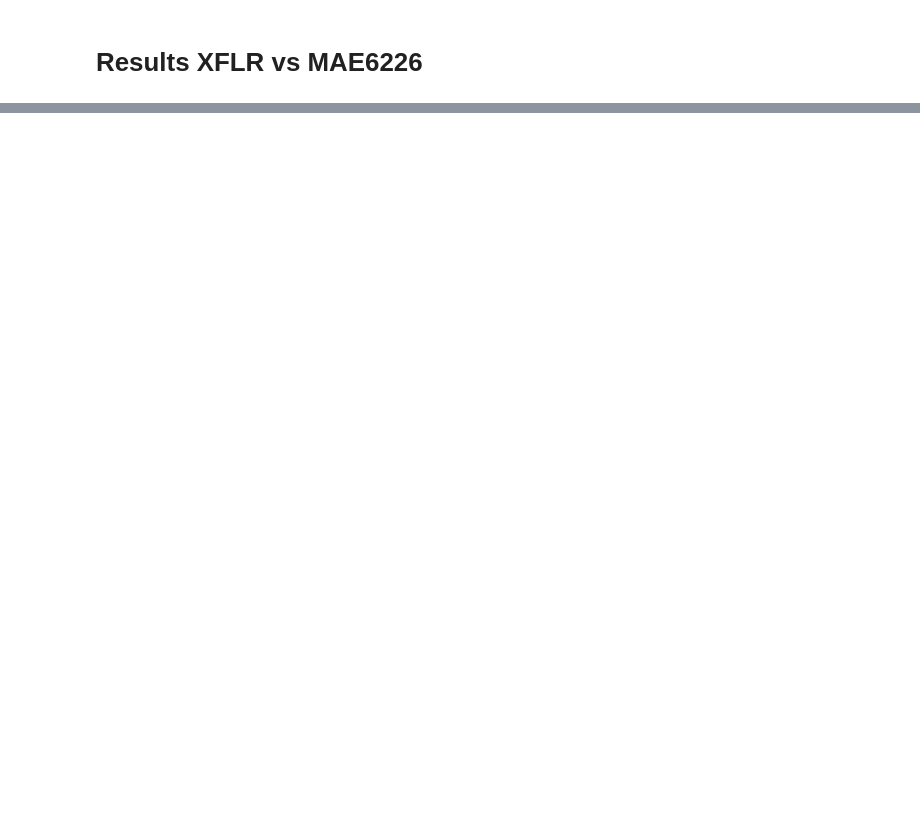
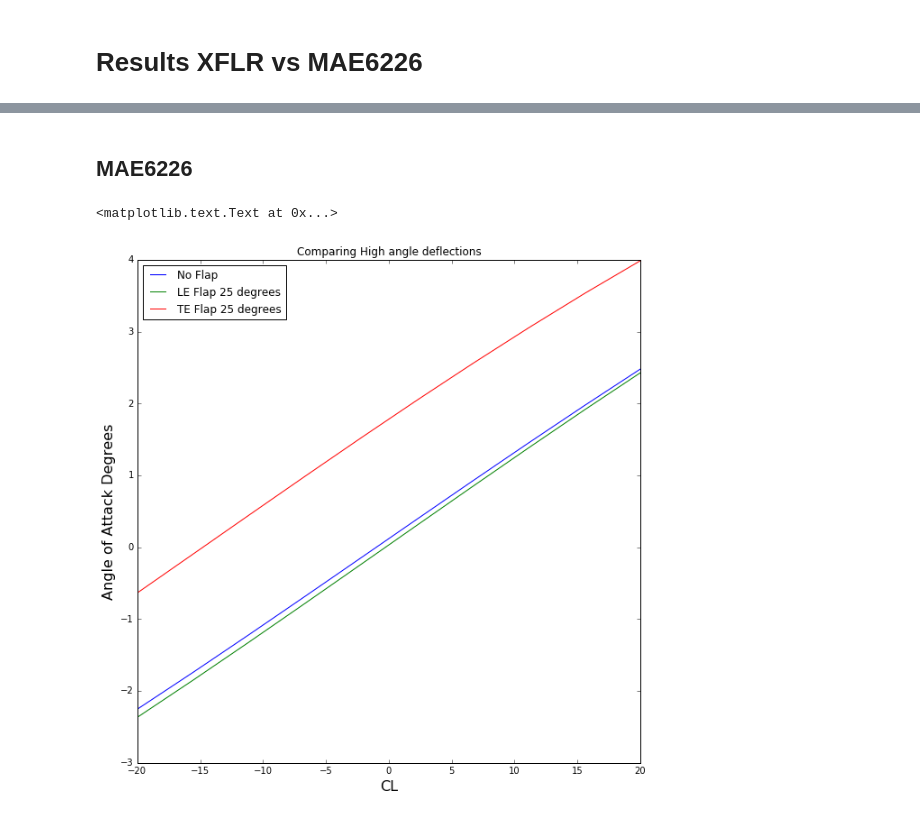
Before and after one commit to barbagroup/AeroPython-studentprojects2017, a Jupyter notebook: dmphelps89/aileron_angle_analysis_project_PHELPS.ipynb, the cells around one changed output, grey strips where cells are left out. Cells and saved outputs as stored; diff of their text form; code cells hidden in the pictures; blank space fills up the shorter version.

```diff
--- a/dmphelps89/aileron_angle_analysis_project_PHELPS.ipynb
+++ b/dmphelps89/aileron_angle_analysis_project_PHELPS.ipynb
@@ -443,8 +419,21 @@ def compute_pressure_coefficient(panels, freestream):
 Now we will compute the CL for each of our Airfoils at 10 varying angles of attack. To do so we will write a function which takes inputs x,y coordinate
 # %%
 def Compute_CL(x,y):
+    """
+    Computes Coeffiecnt of Lift
 
-    panels = define_panels(x, y, N=40)
+    Parameters
+    ----------
+    x , y = Float , 1D array of coordinates defining the airfoil
+
+    Returns
+    ----------
+    angle_attack_array = Floats , 1D array defining the angles of attack used to calculate CL
+
+    CL = Float , 1D array of computed Coefficent of Lift
+    """
+
+    panels = define_panels(x, y)
     angle_attack_array=numpy.linspace(-20,20,10)
     CL = numpy.zeros(10)
     for i in range(0,len(angle_attack_array)):
@@ -464,7 +453,6 @@ def Compute_CL(x,y):
         cl = (gamma*sum(panel.length for panel in panels)
               / (0.5*freestream.u_inf*c))
         CL[i] = cl
-        print(i)
 
     return angle_attack_array , CL
 # %% [markdown]
@@ -477,4 +465,7 @@ aa,CL_TE_15 = Compute_CL(x_TE_15,y_TE_15)
 aa,CL_TE_20 = Compute_CL(x_TE_20,y_TE_20)
 aa,CL_TE_25 = Compute_CL(x_TE_25,y_TE_25)
 aa,CL_LE_5 = Compute_CL(x_LE_5,y_LE_5)
-aa,CL_LE_10 = Compute_CL(x_LE_5,y_LE_5)
+aa,CL_LE_10 = Compute_CL(x_LE_10,y_LE_10)
+aa,CL_LE_15 = Compute_CL(x_LE_15,y_LE_15)
+aa,CL_LE_20 = Compute_CL(x_LE_20,y_LE_20)
+aa,CL_LE_25 = Compute_CL(x_LE_25,y_LE_25)
@@ -497,0 +502,12 @@ for i in range(0,len(A)):
+# %% [markdown]
+## MAE6226
+# %%
+pyplot.figure(figsize=(10,10))
+pyplot.plot(aa, CL_base, aa, CL_LE_25 , aa, CL_TE_25)
+pyplot.legend(['No Flap', 'LE Flap 25 degrees', 'TE Flap 25 degrees'], loc='upper left')
+pyplot.title('Comparing High angle deflections')
+pyplot.xlabel('CL', fontsize=16)
+pyplot.ylabel('Angle of Attack Degrees', fontsize=16)
+# %% [output]
+<matplotlib.text.Text at 0x...>
+[figure, added]
```
Also changed, not shown: parts of 13 cells of this notebook.
